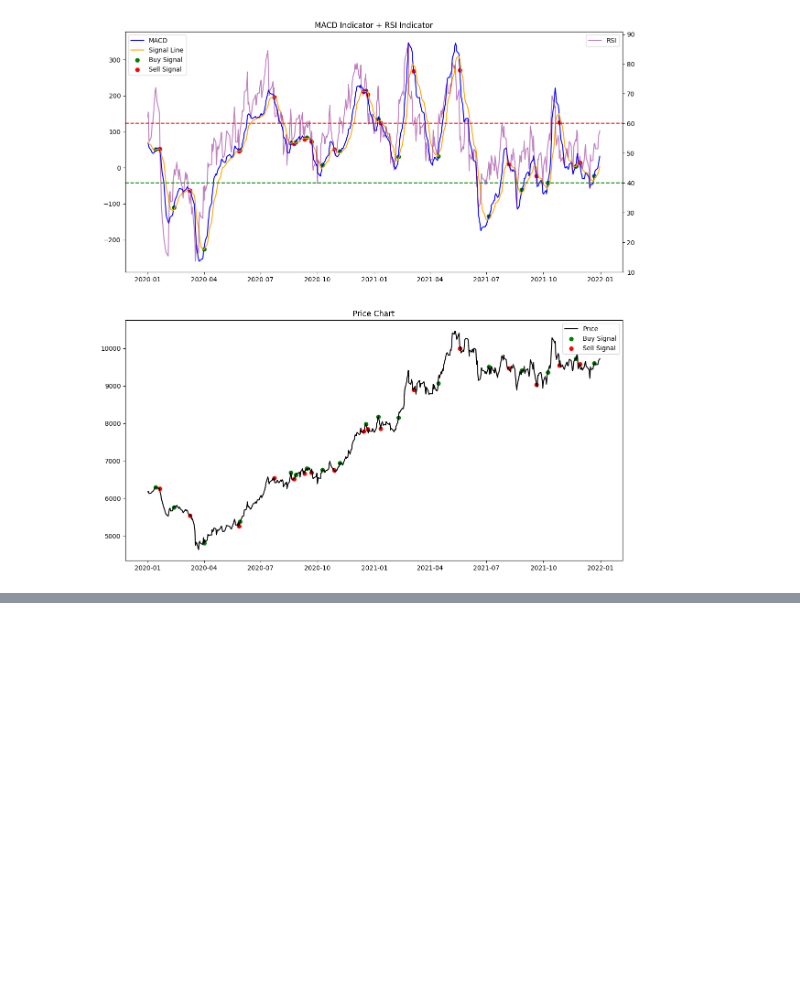
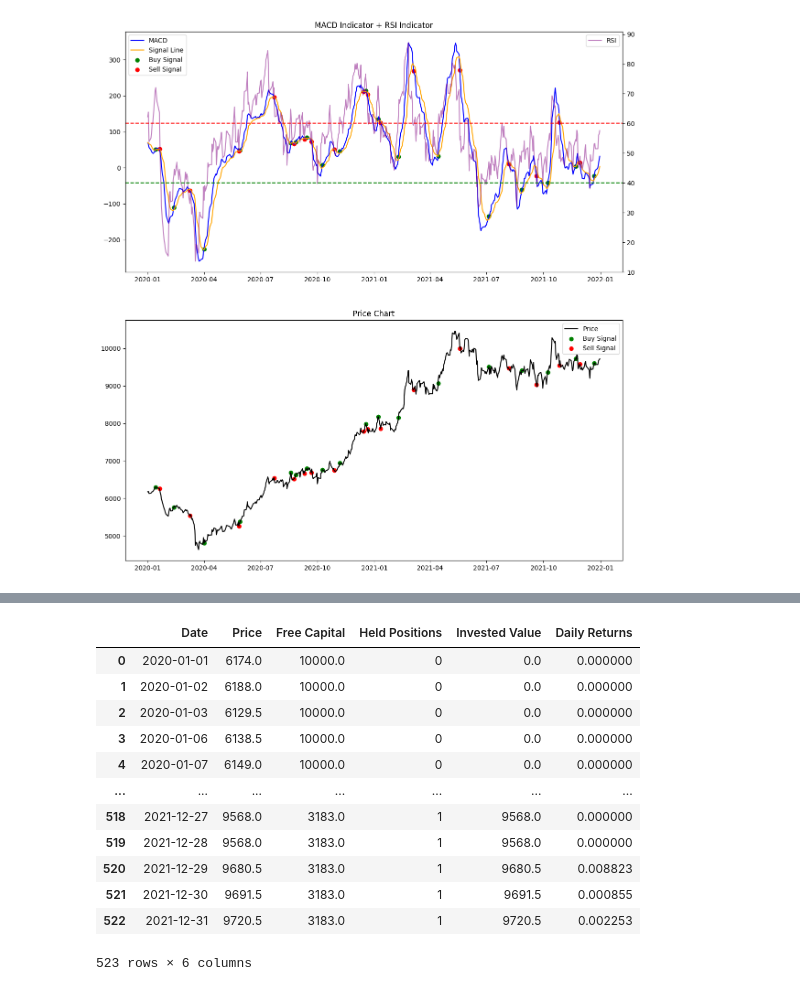
Before and after one commit to elena-faillace/OilDesk-Intern-Assessment, a Jupyter notebook: solutions/question4.ipynb, the cells around one changed output, grey strips where cells are left out. Cells and saved outputs as stored; diff of their text form; code cells hidden in the pictures; blank space fills up the shorter version.

```diff
--- a/solutions/question4.ipynb
+++ b/solutions/question4.ipynb
@@ -169,0 +202,37 @@ Buying at 4800.0 on 2020-04-01 00:00:00
+# %%
+# Add performance metrics
+
+def calculate_daily_returns(df):
+    """Calculate daily returns of the portfolio based on Free Capital and Invested Value combined.
+    INPUT:
+        df: DataFrame of the simulation with columns 'Free Capital' and 'Invested Value'.
+    """
+    portfolio_value = df['Free Capital'] + df['Invested Value']
+    daily_returns = portfolio_value.pct_change().fillna(0)
+    df['Daily Returns'] = daily_returns
+    return None
+
+def calculate_PnL(df):
+    """Calculate profit and loss (PnL) of the portfolio for the whole simulation.
+    INPUT:
+        df: DataFrame of the trades with column 'Profit'.
+    """
+
+
+
+calculate_daily_returns(df_simulation)
+df_simulation
+# %% [output]
+|  | Date | Price | Free Capital | Held Positions | Invested Value | Daily Returns |
+| 0 | 2020-01-01 | 6174.0 | 10000.0 | 0 | 0.0 | 0.000000 |
+| 1 | 2020-01-02 | 6188.0 | 10000.0 | 0 | 0.0 | 0.000000 |
+| 2 | 2020-01-03 | 6129.5 | 10000.0 | 0 | 0.0 | 0.000000 |
+| 3 | 2020-01-06 | 6138.5 | 10000.0 | 0 | 0.0 | 0.000000 |
+| 4 | 2020-01-07 | 6149.0 | 10000.0 | 0 | 0.0 | 0.000000 |
+| ... | ... | ... | ... | ... | ... | ... |
+| 518 | 2021-12-27 | 9568.0 | 3183.0 | 1 | 9568.0 | 0.000000 |
+| 519 | 2021-12-28 | 9568.0 | 3183.0 | 1 | 9568.0 | 0.000000 |
+| 520 | 2021-12-29 | 9680.5 | 3183.0 | 1 | 9680.5 | 0.008823 |
+| 521 | 2021-12-30 | 9691.5 | 3183.0 | 1 | 9691.5 | 0.000855 |
+| 522 | 2021-12-31 | 9720.5 | 3183.0 | 1 | 9720.5 | 0.002253 |
+523 rows × 6 columns
```
Also changed, not shown: parts of 2 cells of this notebook.
